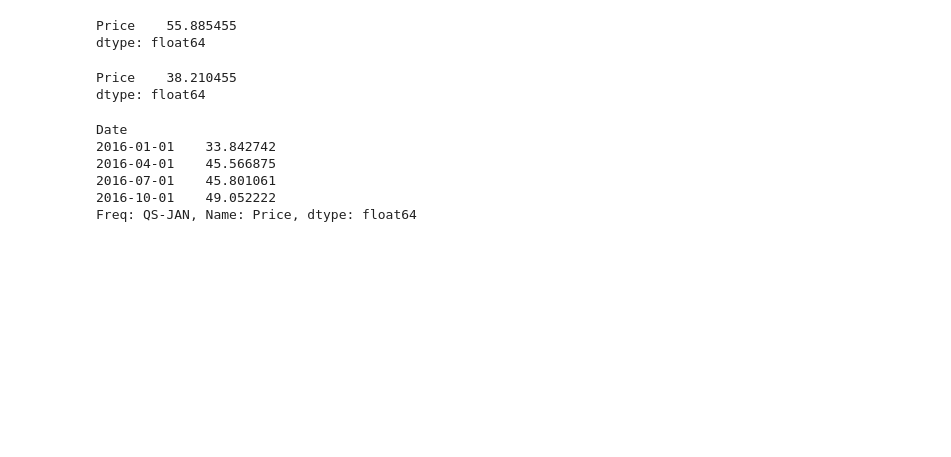
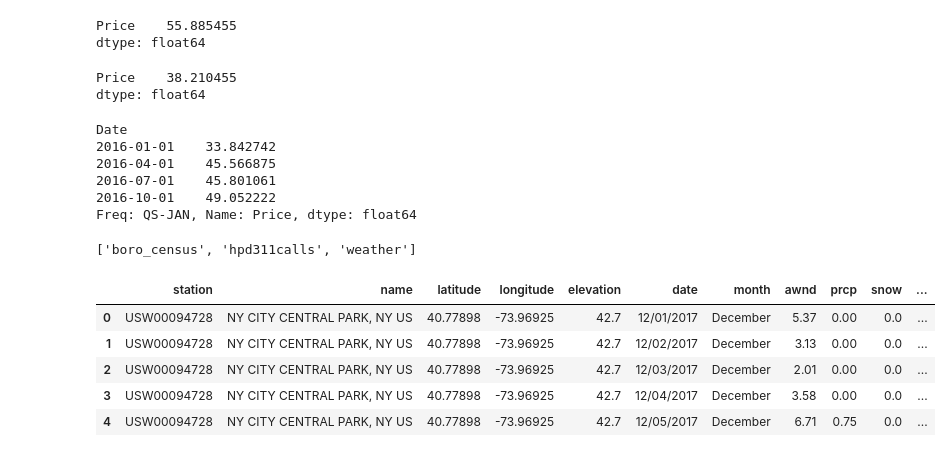
Before and after one commit to mohamedeld/Exploratory-Data-Analysis-using-Python, a Jupyter notebook: timeseries.ipynb, the cells around one changed output. Saved outputs shown, nothing was run; the diff lists cells and outputs as text; code cells hidden in the pictures; blank space fills up the shorter version.

```diff
--- a/timeseries.ipynb
+++ b/timeseries.ipynb
@@ -308,0 +313,2 @@ Freq: QS-JAN, Name: Price, dtype: float64
+# %%
+engine = create_engine('sqlite:///data/database.db')
@@ -308,0 +317,14 @@ Freq: QS-JAN, Name: Price, dtype: float64
+# %%
+ins_engine.get_table_names()
+# %% [output]
+['boro_census', 'hpd311calls', 'weather']
+# %%
+weather = pd.read_sql("weather", engine)
+weather.head()
+# %% [output]
+|  | station | name | latitude | longitude | elevation | date | month | awnd | prcp | snow | ... |
+| 0 | USW00094728 | NY CITY CENTRAL PARK, NY US | 40.77898 | -73.96925 | 42.7 | 12/01/2017 | December | 5.37 | 0.00 | 0.0 | ... |
+| 1 | USW00094728 | NY CITY CENTRAL PARK, NY US | 40.77898 | -73.96925 | 42.7 | 12/02/2017 | December | 3.13 | 0.00 | 0.0 | ... |
+| 2 | USW00094728 | NY CITY CENTRAL PARK, NY US | 40.77898 | -73.96925 | 42.7 | 12/03/2017 | December | 2.01 | 0.00 | 0.0 | ... |
+| 3 | USW00094728 | NY CITY CENTRAL PARK, NY US | 40.77898 | -73.96925 | 42.7 | 12/04/2017 | December | 3.58 | 0.00 | 0.0 | ... |
+| 4 | USW00094728 | NY CITY CENTRAL PARK, NY US | 40.77898 | -73.96925 | 42.7 | 12/05/2017 | December | 6.71 | 0.75 | 0.0 | ... |
```
Also changed, not shown: parts of 3 cells of this notebook, 20 other files.
